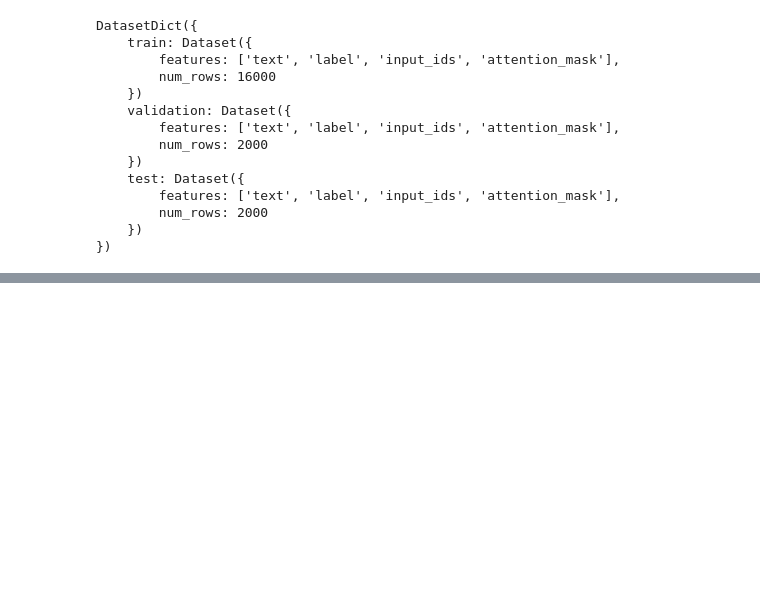
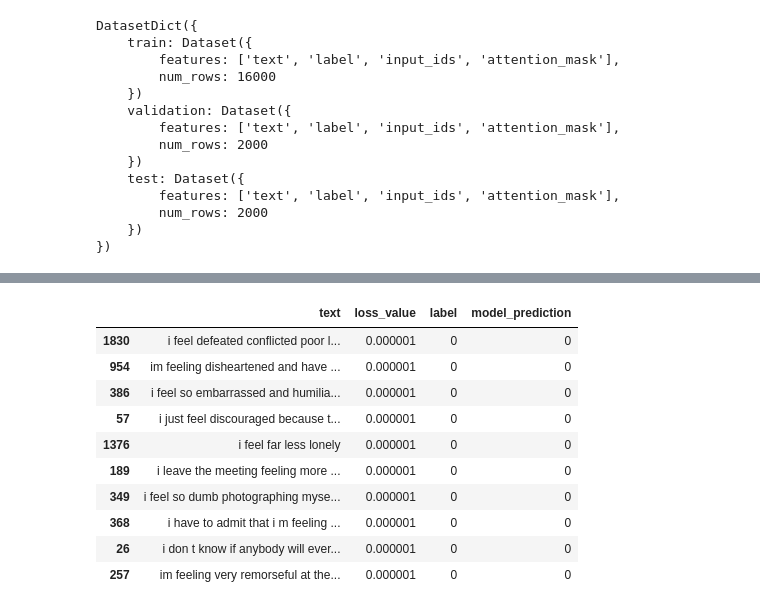
Before and after one commit to TomekGniazdowski/NLP-projects, a Jupyter notebook: classification/bert.ipynb, the cells around one changed output, grey strips where cells are left out. Drawn from its saved outputs; the diff is of its cells as text; code cells hidden in the pictures; blank space fills up the shorter version.

```diff
--- a/classification/bert.ipynb
+++ b/classification/bert.ipynb
@@ -142,0 +149,14 @@ test_ds = test_ds.map(error_analysis, batched=False)
+# %%
+val_df.sort_values(by='loss_value', ascending=True)[['text', 'loss_value', 'label', 'model_prediction']].head(n=10)
+# %% [output]
+|  | text | loss_value | label | model_prediction |
+| 1830 | i feel defeated conflicted poor l... | 0.000001 | 0 | 0 |
+| 954 | im feeling disheartened and have ... | 0.000001 | 0 | 0 |
+| 386 | i feel so embarrassed and humilia... | 0.000001 | 0 | 0 |
+| 57 | i just feel discouraged because t... | 0.000001 | 0 | 0 |
+| 1376 | i feel far less lonely | 0.000001 | 0 | 0 |
+| 189 | i leave the meeting feeling more ... | 0.000001 | 0 | 0 |
+| 349 | i feel so dumb photographing myse... | 0.000001 | 0 | 0 |
+| 368 | i have to admit that i m feeling ... | 0.000001 | 0 | 0 |
+| 26 | i don t know if anybody will ever... | 0.000001 | 0 | 0 |
+| 257 | im feeling very remorseful at the... | 0.000001 | 0 | 0 |
```
Also changed, not shown: parts of 16 cells of this notebook, 8 other files.
